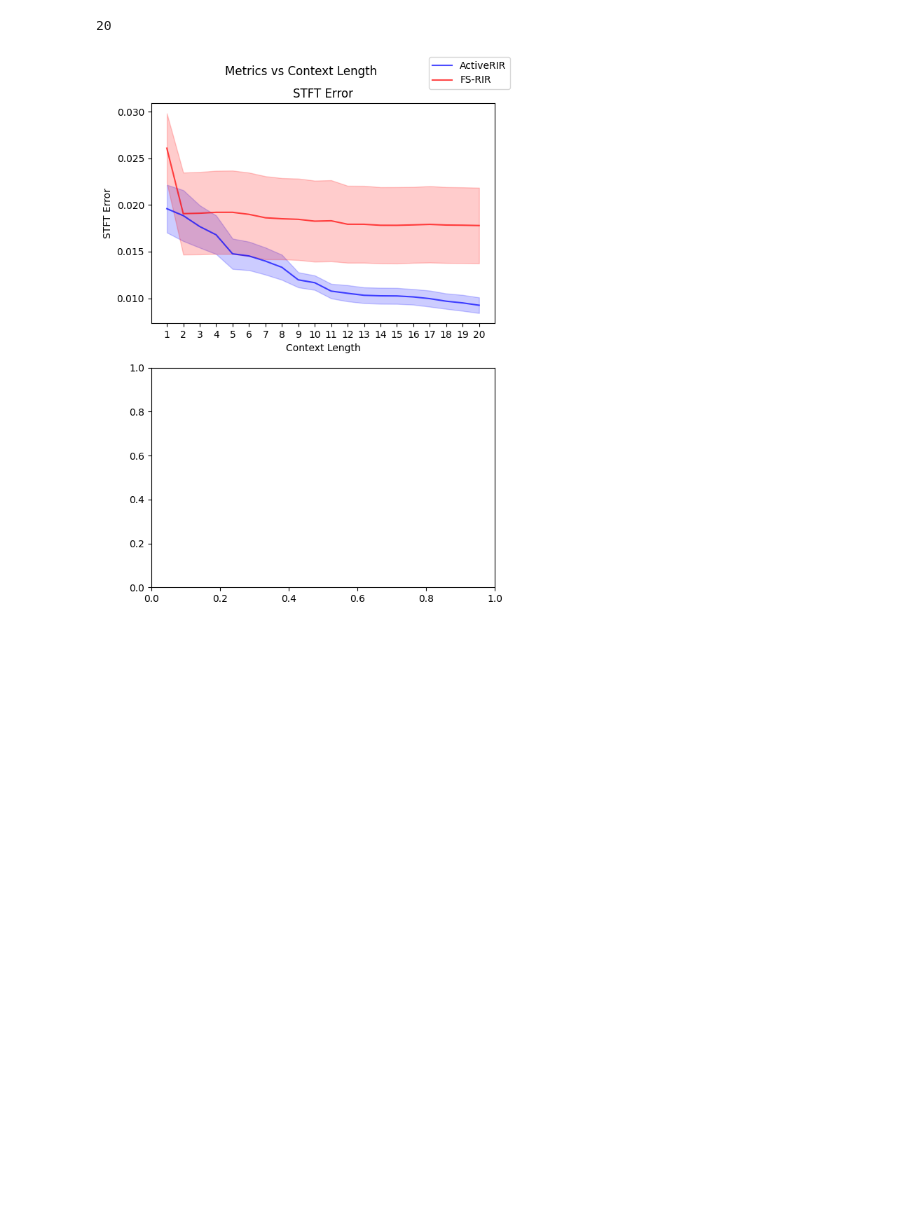
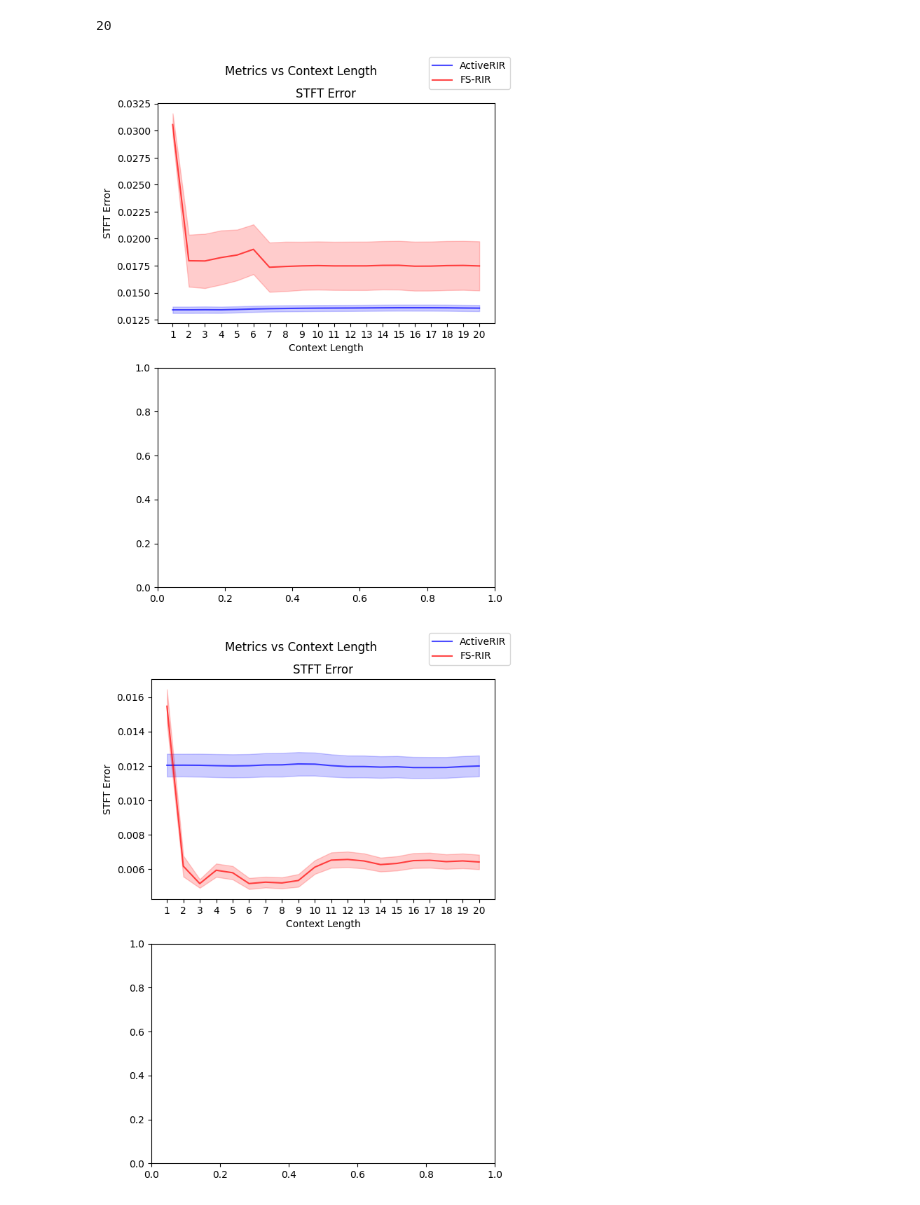
Before and after one commit to arjunrs1/active-rir, a Jupyter notebook: scripts/eval_stats_aggregation/error_fn_context_visualization.ipynb, the cells around one changed output. Drawn from its saved outputs; the diff is of its cells as text; code cells hidden in the pictures; blank space fills up the shorter version.

```diff
--- a/scripts/eval_stats_aggregation/error_fn_context_visualization.ipynb
+++ b/scripts/eval_stats_aggregation/error_fn_context_visualization.ipynb
@@ -32,7 +32,7 @@ active_rir_errors_path = "intermediate_errors_full.json"
 tb_dir = "tb"
 
 #choose which run to visualize:
-run = "DDPPO_SD_N_1500"
+run = "DDPPO_SD_NA_1500_continuous_all_train_v4"
 
 with open(os.path.join(root_dir, run, tb_dir, fs_rir_errors_path)) as f:
     fs_rir_errors = json.load(f)
@@ -40,7 +40,7 @@ with open(os.path.join(root_dir, run, tb_dir, fs_rir_errors_path)) as f:
 with open(os.path.join(root_dir, run, tb_dir, active_rir_errors_path)) as f:
     active_rir_errors = json.load(f)
 # %%
-visualize_single_trajectories = False
+visualize_single_trajectories = True
 active_rir_errors = [lst['metrics'] for lst in active_rir_errors if len(lst) > 0]
 episodes = [lst['episode'][1] for lst in fs_rir_errors if len(lst) > 0]
 fs_rir_errors = [lst['metrics'] for lst in fs_rir_errors if len(lst) > 0]
@@ -55,12 +55,14 @@ else:
     active_rir_errors = format_all_trajectories(active_rir_errors)
     fs_rir_errors = format_all_trajectories(fs_rir_errors)
 # %%
+keys_to_plot = ['stft_l1_distance'] #, 'diff_rt_startFrom60dB', 'diff_drr_3ms'
+#keys_to_plot = ['stft_l1_distance', 'diff_rt_startFrom60dB', 'rel_diff_rt_startFrom60dB', 'rel_diff_edt', 'diff_drr_3ms', 'rel_diff_drr_3ms']
+key_short_names = ['STFT Error', 'RTE', 'Rel RTE', 'EDT', 'DRRE', 'Rel DRRE']
+
 if visualize_single_trajectories:
     for active_error, fsrir_error in zip(active_rir_errors, fs_rir_errors):
         # Extract the keys you want to plot
-        keys_to_plot = ['stft_l1_distance'] #, 'diff_rt_startFrom60dB', 'diff_drr_3ms'
-        #keys_to_plot = ['stft_l1_distance', 'diff_rt_startFrom60dB', 'rel_diff_rt_startFrom60dB', 'rel_diff_edt', 'diff_drr_3ms', 'rel_diff_drr_3ms']
-        key_short_names = ['STFT Error', 'RTE', 'Rel RTE', 'EDT', 'DRRE', 'Rel DRRE']
+
 
         # Create subplots for each key
         fig, axes = plt.subplots(len(keys_to_plot)+1, figsize=(6, 8))
@@ -115,8 +117,8 @@ if visualize_single_trajectories:
         plt.show()
 else:
     # Extract the keys you want to plot
-    keys_to_plot = ['stft_l1_distance'] #, 'diff_rt_startFrom60dB', 'diff_drr_3ms'
-    key_short_names = ['STFT Error', 'RTE', 'DRRE']
+    #keys_to_plot = ['stft_l1_distance'] #, 'diff_rt_startFrom60dB', 'diff_drr_3ms'
+    #key_short_names = ['STFT Error', 'RTE', 'DRRE']
 
     # Create subplots for each key
     fig, axes = plt.subplots(len(keys_to_plot)+1, figsize=(6, 8))
@@ -140,31 +142,32 @@ else:
 
         # Plot the mean line
         active_line, = axes[i].plot(positions, mean_active_values, label=f'ActiveRIR (ours)', color='blue', alpha=0.7)
         fsrir_line, = axes[i].plot(positions, mean_fsrir_values, label=f'FS-RIR', color='red', alpha=0.7)
 
         # Plot the standard deviation as shaded area
         axes[i].fill_between(positions, mean_active_values - std_active_values, mean_active_values + std_active_values, alpha=0.2, color='blue')
         axes[i].fill_between(positions, mean_fsrir_values - std_fsrir_values, mean_fsrir_values + std_fsrir_values, alpha=0.2, color='red')
 
         # Customize plot
         axes[i].set_title(f'{key_short_names[i]}')
         axes[i].set_xlabel('Context Length')
         axes[i].set_ylabel(f'{key_short_names[i]}')
         #axes[i].legend()
 
         # Set x-axis ticks to integers
         axes[i].set_xticks(positions)
         axes[i].xaxis.set_major_formatter(plt.FuncFormatter(lambda x, _: int(x+1)))  # Format as integers
 
     legend_labels.append((active_line, "ActiveRIR"))
     legend_labels.append((fsrir_line, "FS-RIR"))
     fig.legend(*zip(*legend_labels), loc='upper right')
     plt.suptitle('Metrics vs Context Length ')
 
     # Adjust spacing between subplots
     plt.tight_layout()
 
     # Show the plots
     plt.show()
 # %% [output]
-[figure, old version]
+[figure, new version]
+[figure, added]
```
Also changed, not shown: parts of 1 cell of this notebook, 14 other files.
